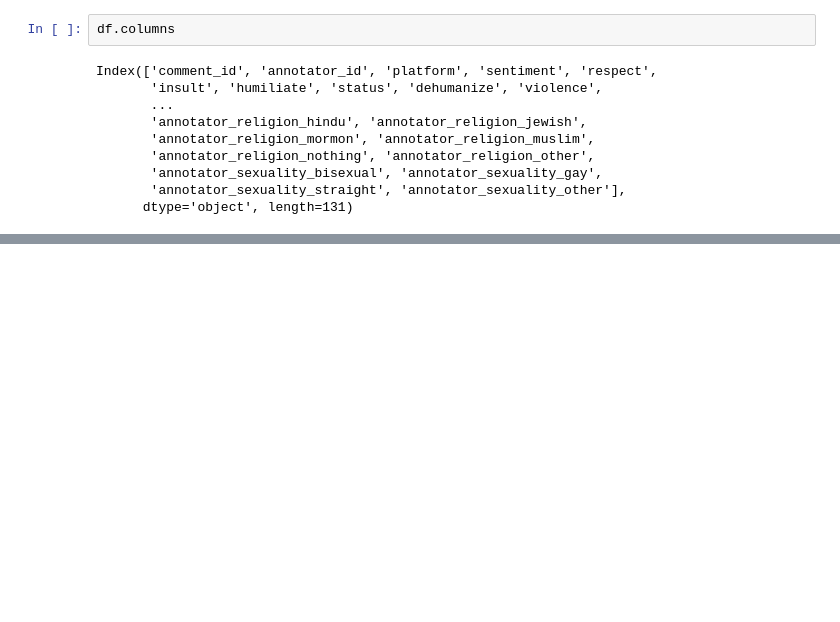
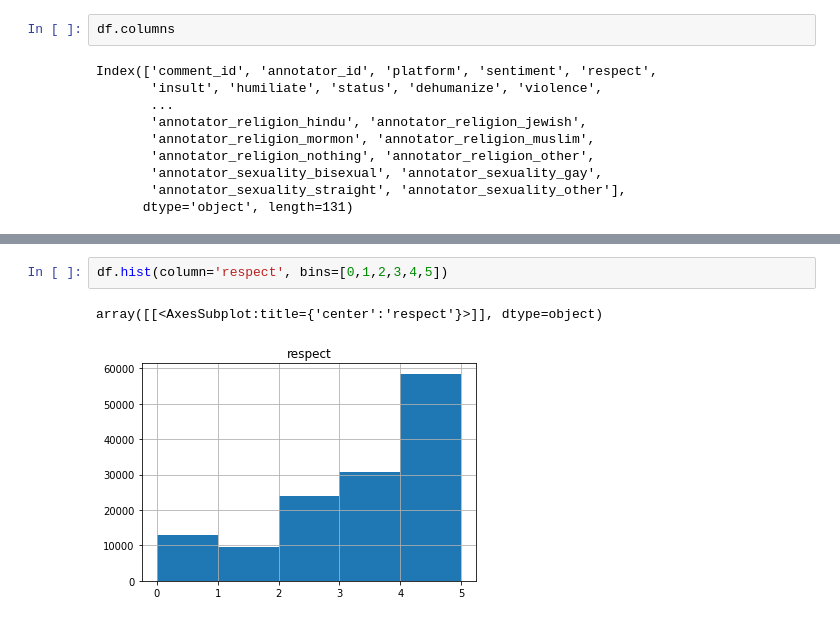
Before and after one commit to ndiaz9/NLP, a Jupyter notebook: Proyecto-G2/Dataset.ipynb, the cells around one changed output, grey strips where cells are left out. Cells and saved outputs as stored; diff of their text form; blank space fills up the shorter version.

```diff
--- a/Proyecto-G2/Dataset.ipynb
+++ b/Proyecto-G2/Dataset.ipynb
@@ -45,0 +52,5 @@ Index(['comment_id', 'annotator_id', 'platform', 'sentiment', 'respect',
+# %%
+df.hist(column='respect', bins=[0,1,2,3,4,5])
+# %% [output]
+array([[<AxesSubplot:title={'center':'respect'}>]], dtype=object)
+[figure, added]
```
Also changed, not shown: parts of 8 cells of this notebook, 2 other files.
